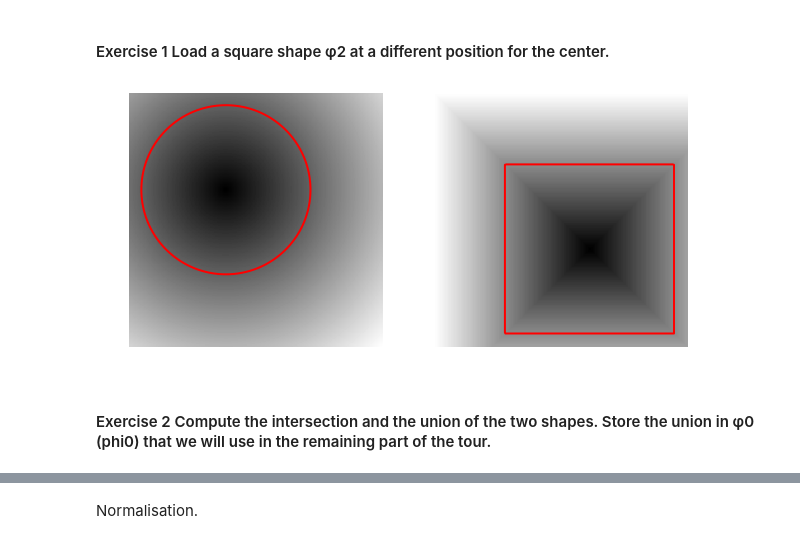
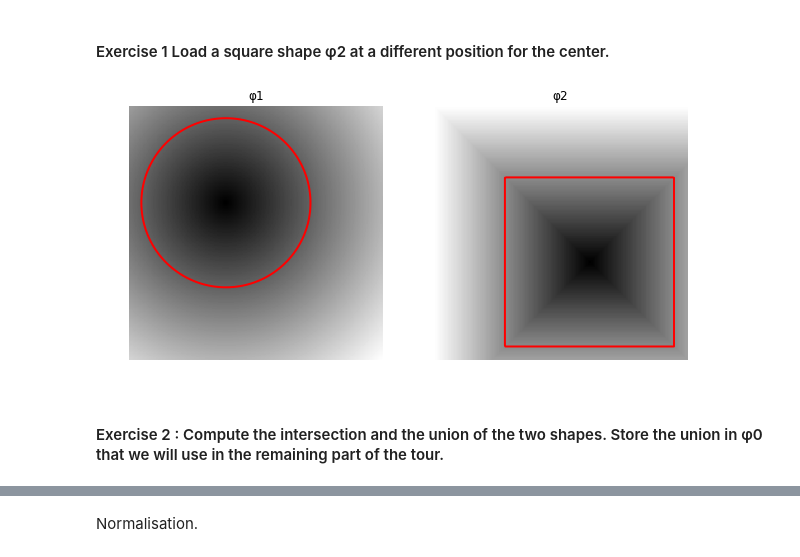
Before and after one commit to MargotSirdey/Mini_Projet_Active_Contours, a Jupyter notebook: machine_learning_level_sets.ipynb, the cells around one changed output, grey strips where cells are left out. Cells and saved outputs as stored; diff of their text form; code cells hidden in the pictures.

```diff
--- a/machine_learning_level_sets.ipynb
+++ b/machine_learning_level_sets.ipynb
@@ -46,13 +54,15 @@ phi2 = np.maximum(A,B) - r
 # %%
 from nt_toolbox.plot_levelset import *
 plt.figure(figsize = (10,5))
 
 plt.subplot(1,2,1)
+plt.title("φ1")
 plot_levelset(phi1)
 
 plt.subplot(1,2,2)
+plt.title("φ2")
 plot_levelset(phi2)
 # %% [output]
-[figure, old version]
+[figure, new version]
 # %% [markdown]
-#### Exercise 2 Compute the intersection and the union of the two shapes. Store the union in φ0 (phi0) that we will use in the remaining part of the tour.
+#### Exercise 2 : Compute the intersection and the union of the two shapes. Store the union in φ0 that we will use in the remaining part of the tour.
```
Also changed, not shown: parts of 22 cells of this notebook.
